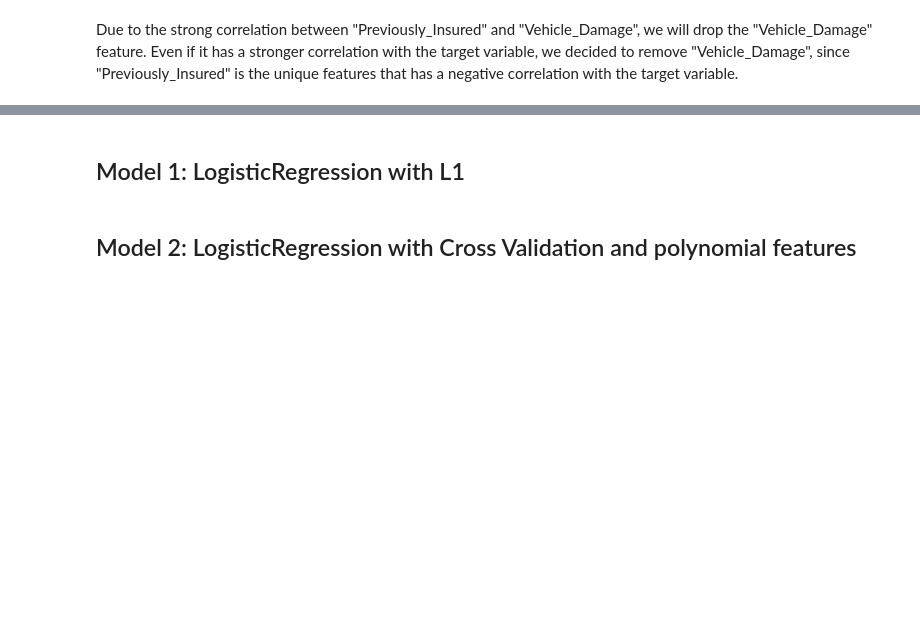
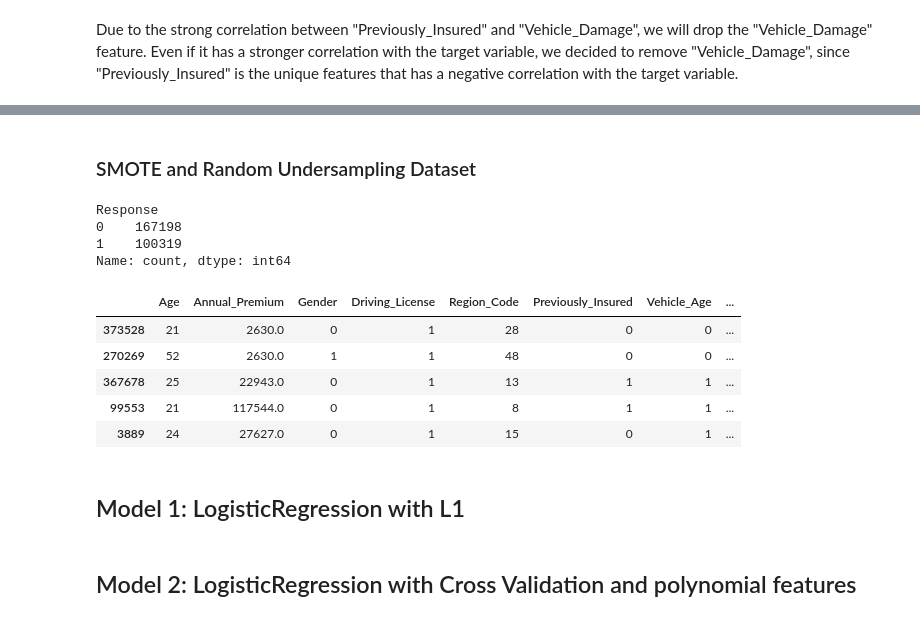
Before and after one commit to EnricoMiche1210760/Predicting_Insurance_Cross_Sell_Opportunities, a Jupyter notebook: main.ipynb, the cells around one changed output, grey strips where cells are left out. Cells and saved outputs as stored; diff of their text form; code cells hidden in the pictures; blank space fills up the shorter version.

```diff
--- a/main.ipynb
+++ b/main.ipynb
@@ -405,3 +395,30 @@ Name: count, dtype: int64
+# %% [markdown]
+### SMOTE and Random Undersampling Dataset
+# %%
+from imblearn.over_sampling import SMOTE
+from imblearn.under_sampling import RandomUnderSampler
+
+X_smote = df.drop(["Vehicle_Damage", "Response"], axis=1)
+y_smote = df["Response"]
+
+smote = SMOTE(sampling_strategy=0.3, random_state=RANDOM_SEED)
+X_smote, y_smote = smote.fit_resample(X_smote, y_smote)
+under = RandomUnderSampler(sampling_strategy=0.6, random_state=RANDOM_SEED)
+X_smote, y_smote = under.fit_resample(X_smote, y_smote)
+
+print(y_smote.value_counts())
+X_smote.head()
+# %% [output]
+Response
+0    167198
+1    100319
+Name: count, dtype: int64
+|  | Age | Annual_Premium | Gender | Driving_License | Region_Code | Previously_Insured | Vehicle_Age | ... |
+| 373528 | 21 | 2630.0 | 0 | 1 | 28 | 0 | 0 | ... |
+| 270269 | 52 | 2630.0 | 1 | 1 | 48 | 0 | 0 | ... |
+| 367678 | 25 | 22943.0 | 0 | 1 | 13 | 1 | 1 | ... |
+| 99553 | 21 | 117544.0 | 0 | 1 | 8 | 1 | 1 | ... |
+| 3889 | 24 | 27627.0 | 0 | 1 | 15 | 0 | 1 | ... |
 # %% [markdown]
 ## Model 1: LogisticRegression with L1
 # %%
```
Also changed, not shown: parts of 9 cells of this notebook.
